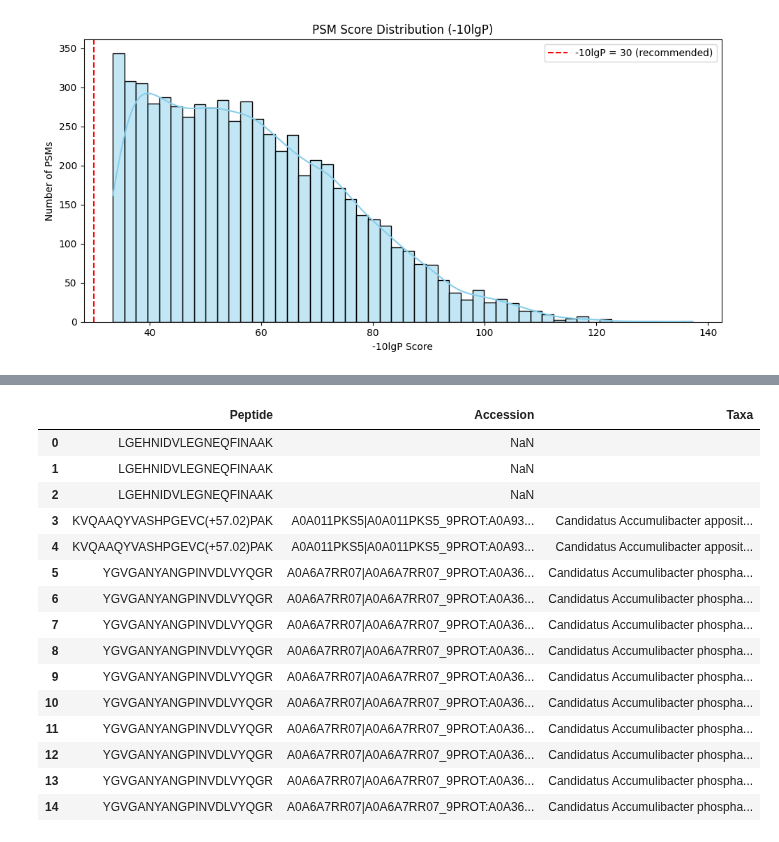
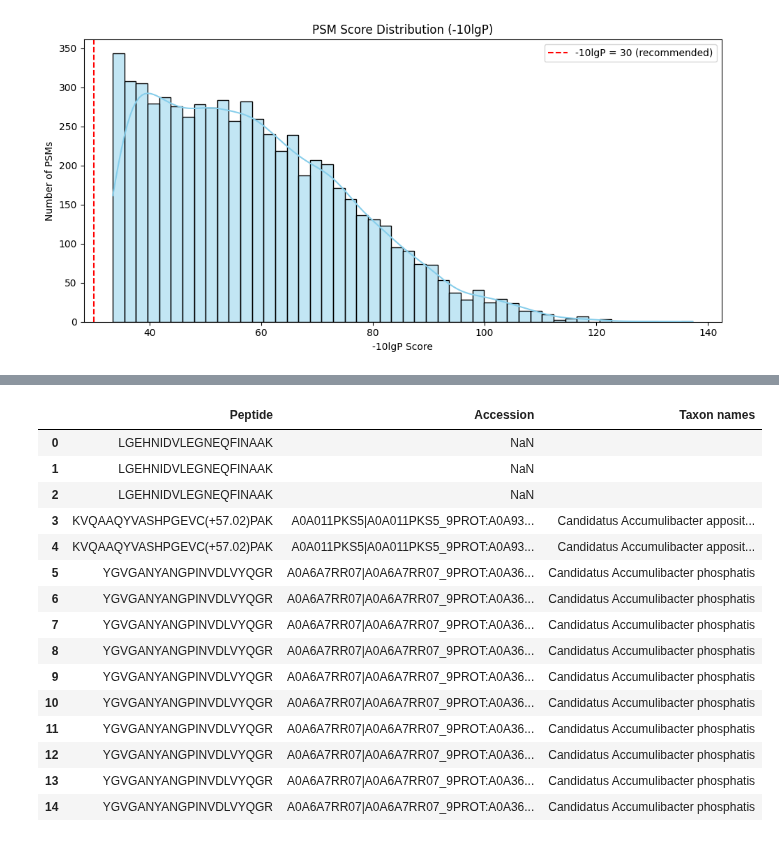
Before and after one commit to Asciilator/Peptide_identification_with_custom_database, a Jupyter notebook: db_results_analysis.ipynb, the cells around one changed output, grey strips where cells are left out. Cells and saved outputs as stored; diff of their text form; code cells hidden in the pictures.

```diff
--- a/db_results_analysis.ipynb
+++ b/db_results_analysis.ipynb
@@ -109,6 +109,7 @@ Name: Peptide, dtype: int64
 import pandas as pd
 from Bio import SeqIO
 from IPython.display import display
+import re
 
 # === Load your PSM file ===
 psm_path = "wetransfer_db-resultaten-en-metagenomics-db_2025-05-19_1335/Peaks_export/YA_RZ_GW_SHMX_DB_analysis_genus_db/DB search psm.csv"
@@ -120,53 +121,54 @@ accession_to_taxa = {}
 
 for record in SeqIO.parse(fasta_path, "fasta"):
     header = record.description
-    if "OS=" in header:
-        taxon = header.split("OS=")[1].split(" PE=")[0].strip()
+    match = re.search(r"OS=(.+?)(?: OX=| GN=| PE=| SV=|$)", header)
+    if match:
+        taxon = match.group(1).strip()
     else:
         taxon = "Unknown"
 
     for acc in record.id.split("|"):
         accession_to_taxa[acc.strip()] = taxon
 
-# === Function to extract unique taxa per row ===
+# === Function to extract taxa for each accession entry ===
 def extract_taxa(accession_str):
     if pd.isna(accession_str):
         return ""
     taxa_found = []
     seen = set()
     for block in accession_str.split(":"):
         for acc in block.split("|"):
             acc = acc.strip()
             taxon = accession_to_taxa.get(acc, "NA")
             if taxon not in seen:
                 seen.add(taxon)
                 taxa_found.append(taxon)
     return ", ".join(taxa_found)
 
-# === Construct new dataframe with only relevant columns ===
+# === Construct new dataframe with taxa column ===
 df_with_taxa = df[["Peptide", "Accession"]].copy()
-df_with_taxa["Taxa"] = df_with_taxa["Accession"].apply(extract_taxa)
+df_with_taxa["Taxon names"] = df_with_taxa["Accession"].apply(extract_taxa)
 
-# === Display full result in clean table format ===
+# === Display output cleanly ===
 pd.set_option("display.max_colwidth", None)
 pd.set_option("display.max_columns", None)
 pd.set_option("display.max_rows", 20)
 
 display(df_with_taxa.head(15))
 # %% [output]
-|  | Peptide | Accession | Taxa |
+|  | Peptide | Accession | Taxon names |
 | 0 | LGEHNIDVLEGNEQFINAAK | NaN |  |
 | 1 | LGEHNIDVLEGNEQFINAAK | NaN |  |
 | 2 | LGEHNIDVLEGNEQFINAAK | NaN |  |
 | 3 | KVQAAQYVASHPGEVC(+57.02)PAK | A0A011PKS5|A0A011PKS5_9PROT:A0A93... | Candidatus Accumulibacter apposit... |
 | 4 | KVQAAQYVASHPGEVC(+57.02)PAK | A0A011PKS5|A0A011PKS5_9PROT:A0A93... | Candidatus Accumulibacter apposit... |
-| 5 | YGVGANYANGPINVDLVYQGR | A0A6A7RR07|A0A6A7RR07_9PROT:A0A36... | Candidatus Accumulibacter phospha... |
-| 6 | YGVGANYANGPINVDLVYQGR | A0A6A7RR07|A0A6A7RR07_9PROT:A0A36... | Candidatus Accumulibacter phospha... |
-| 7 | YGVGANYANGPINVDLVYQGR | A0A6A7RR07|A0A6A7RR07_9PROT:A0A36... | Candidatus Accumulibacter phospha... |
-| 8 | YGVGANYANGPINVDLVYQGR | A0A6A7RR07|A0A6A7RR07_9PROT:A0A36... | Candidatus Accumulibacter phospha... |
-| 9 | YGVGANYANGPINVDLVYQGR | A0A6A7RR07|A0A6A7RR07_9PROT:A0A36... | Candidatus Accumulibacter phospha... |
-| 10 | YGVGANYANGPINVDLVYQGR | A0A6A7RR07|A0A6A7RR07_9PROT:A0A36... | Candidatus Accumulibacter phospha... |
-| 11 | YGVGANYANGPINVDLVYQGR | A0A6A7RR07|A0A6A7RR07_9PROT:A0A36... | Candidatus Accumulibacter phospha... |
-| 12 | YGVGANYANGPINVDLVYQGR | A0A6A7RR07|A0A6A7RR07_9PROT:A0A36... | Candidatus Accumulibacter phospha... |
-| 13 | YGVGANYANGPINVDLVYQGR | A0A6A7RR07|A0A6A7RR07_9PROT:A0A36... | Candidatus Accumulibacter phospha... |
-| 14 | YGVGANYANGPINVDLVYQGR | A0A6A7RR07|A0A6A7RR07_9PROT:A0A36... | Candidatus Accumulibacter phospha... |
+| 5 | YGVGANYANGPINVDLVYQGR | A0A6A7RR07|A0A6A7RR07_9PROT:A0A36... | Candidatus Accumulibacter phosphatis |
+| 6 | YGVGANYANGPINVDLVYQGR | A0A6A7RR07|A0A6A7RR07_9PROT:A0A36... | Candidatus Accumulibacter phosphatis |
+| 7 | YGVGANYANGPINVDLVYQGR | A0A6A7RR07|A0A6A7RR07_9PROT:A0A36... | Candidatus Accumulibacter phosphatis |
+| 8 | YGVGANYANGPINVDLVYQGR | A0A6A7RR07|A0A6A7RR07_9PROT:A0A36... | Candidatus Accumulibacter phosphatis |
+| 9 | YGVGANYANGPINVDLVYQGR | A0A6A7RR07|A0A6A7RR07_9PROT:A0A36... | Candidatus Accumulibacter phosphatis |
+| 10 | YGVGANYANGPINVDLVYQGR | A0A6A7RR07|A0A6A7RR07_9PROT:A0A36... | Candidatus Accumulibacter phosphatis |
+| 11 | YGVGANYANGPINVDLVYQGR | A0A6A7RR07|A0A6A7RR07_9PROT:A0A36... | Candidatus Accumulibacter phosphatis |
+| 12 | YGVGANYANGPINVDLVYQGR | A0A6A7RR07|A0A6A7RR07_9PROT:A0A36... | Candidatus Accumulibacter phosphatis |
+| 13 | YGVGANYANGPINVDLVYQGR | A0A6A7RR07|A0A6A7RR07_9PROT:A0A36... | Candidatus Accumulibacter phosphatis |
+| 14 | YGVGANYANGPINVDLVYQGR | A0A6A7RR07|A0A6A7RR07_9PROT:A0A36... | Candidatus Accumulibacter phosphatis |
```
Also changed, not shown: parts of 6 cells of this notebook.
